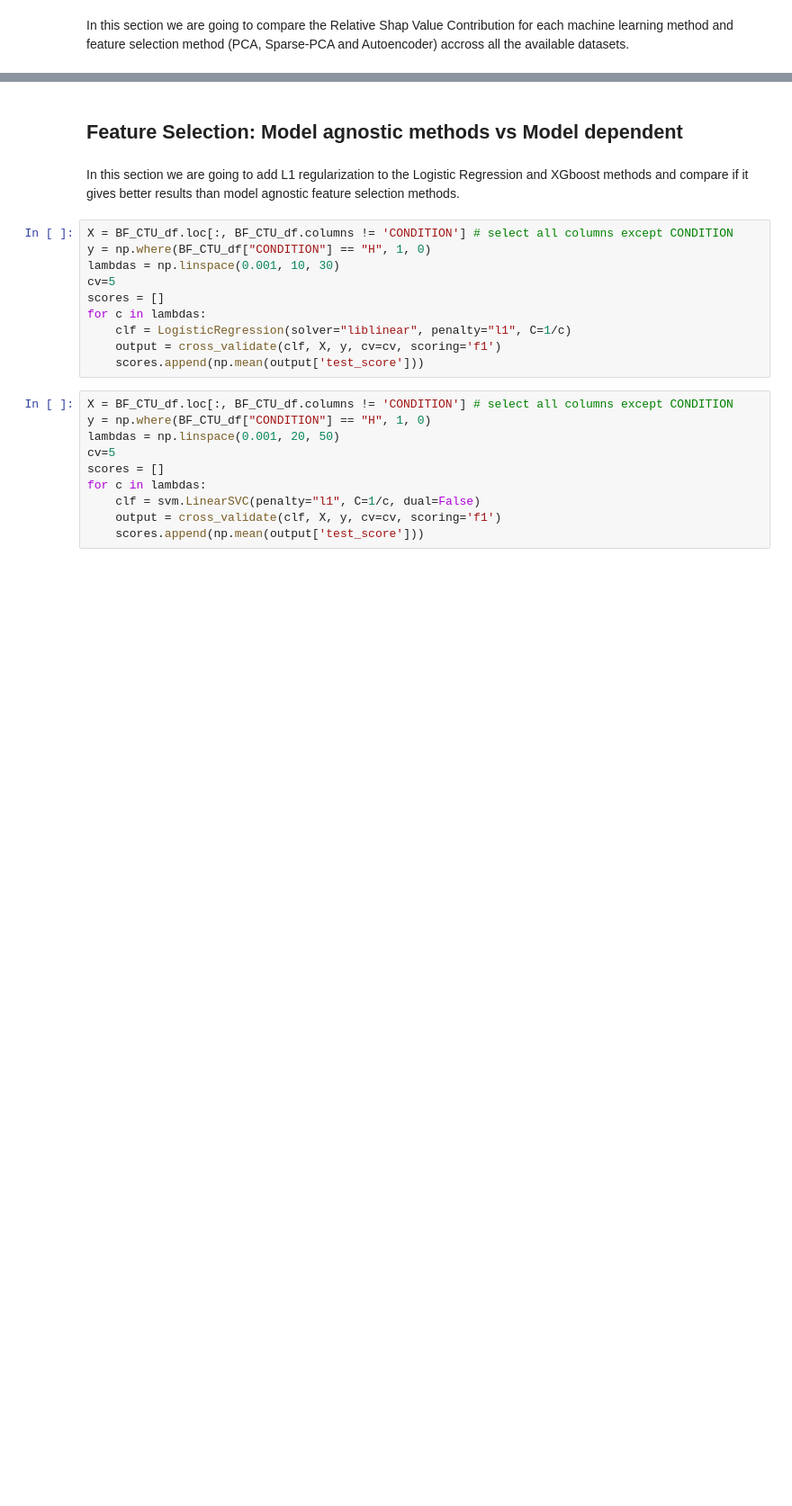
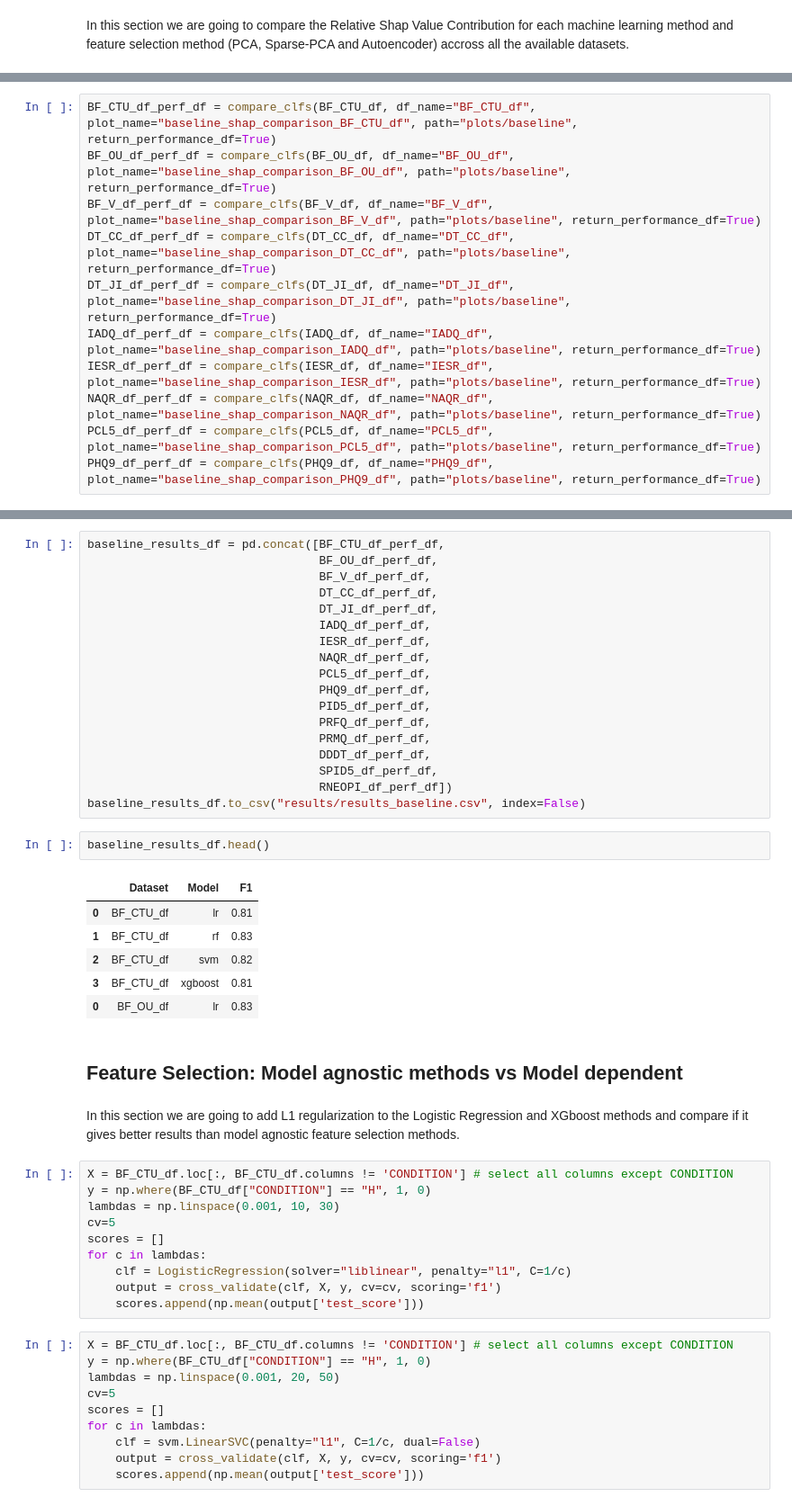
Before and after one commit to santiviquez/lie-detection, a Jupyter notebook: predictors_reliability.ipynb, the cells around one changed output, grey strips where cells are left out. Shown at 90% size. Drawn from its saved outputs; the diff is of its cells as text; blank space fills up the shorter version.

```diff
--- a/predictors_reliability.ipynb
+++ b/predictors_reliability.ipynb
@@ -531,0 +575,11 @@ In this section we are going to compare the Relative Shap Value Contribution for
+# %%
+BF_CTU_df_perf_df = compare_clfs(BF_CTU_df, df_name="BF_CTU_df", plot_name="baseline_shap_comparison_BF_CTU_df", path="plots/baseline", return_performance_df=True)
+BF_OU_df_perf_df = compare_clfs(BF_OU_df, df_name="BF_OU_df", plot_name="baseline_shap_comparison_BF_OU_df", path="plots/baseline", return_performance_df=True)
+BF_V_df_perf_df = compare_clfs(BF_V_df, df_name="BF_V_df", plot_name="baseline_shap_comparison_BF_V_df", path="plots/baseline", return_performance_df=True)
+DT_CC_df_perf_df = compare_clfs(DT_CC_df, df_name="DT_CC_df", plot_name="baseline_shap_comparison_DT_CC_df", path="plots/baseline", return_performance_df=True)
+DT_JI_df_perf_df = compare_clfs(DT_JI_df, df_name="DT_JI_df", plot_name="baseline_shap_comparison_DT_JI_df", path="plots/baseline", return_performance_df=True)
+IADQ_df_perf_df = compare_clfs(IADQ_df, df_name="IADQ_df", plot_name="baseline_shap_comparison_IADQ_df", path="plots/baseline", return_performance_df=True)
+IESR_df_perf_df = compare_clfs(IESR_df, df_name="IESR_df", plot_name="baseline_shap_comparison_IESR_df", path="plots/baseline", return_performance_df=True)
+NAQR_df_perf_df = compare_clfs(NAQR_df, df_name="NAQR_df", plot_name="baseline_shap_comparison_NAQR_df", path="plots/baseline", return_performance_df=True)
+PCL5_df_perf_df = compare_clfs(PCL5_df, df_name="PCL5_df", plot_name="baseline_shap_comparison_PCL5_df", path="plots/baseline", return_performance_df=True)
+PHQ9_df_perf_df = compare_clfs(PHQ9_df, df_name="PHQ9_df", plot_name="baseline_shap_comparison_PHQ9_df", path="plots/baseline", return_performance_df=True)
@@ -532,3 +638,30 @@ In this section we are going to compare the Relative Shap Value Contribution for
+# %%
+baseline_results_df = pd.concat([BF_CTU_df_perf_df,
+                                 BF_OU_df_perf_df,
+                                 BF_V_df_perf_df,
+                                 DT_CC_df_perf_df,
+                                 DT_JI_df_perf_df,
+                                 IADQ_df_perf_df,
+                                 IESR_df_perf_df,
+                                 NAQR_df_perf_df,
+                                 PCL5_df_perf_df,
+                                 PHQ9_df_perf_df,
+                                 PID5_df_perf_df,
+                                 PRFQ_df_perf_df,
+                                 PRMQ_df_perf_df,
+                                 DDDT_df_perf_df,
+                                 SPID5_df_perf_df,
+                                 RNEOPI_df_perf_df])
+baseline_results_df.to_csv("results/results_baseline.csv", index=False)
+# %%
+baseline_results_df.head()
+# %% [output]
+|  | Dataset | Model | F1 |
+| 0 | BF_CTU_df | lr | 0.81 |
+| 1 | BF_CTU_df | rf | 0.83 |
+| 2 | BF_CTU_df | svm | 0.82 |
+| 3 | BF_CTU_df | xgboost | 0.81 |
+| 0 | BF_OU_df | lr | 0.83 |
 # %% [markdown]
 ## Feature Selection: Model agnostic methods vs Model dependent
 # %% [markdown]
```
Also changed, not shown: parts of 12 cells of this notebook, 1 other file.
